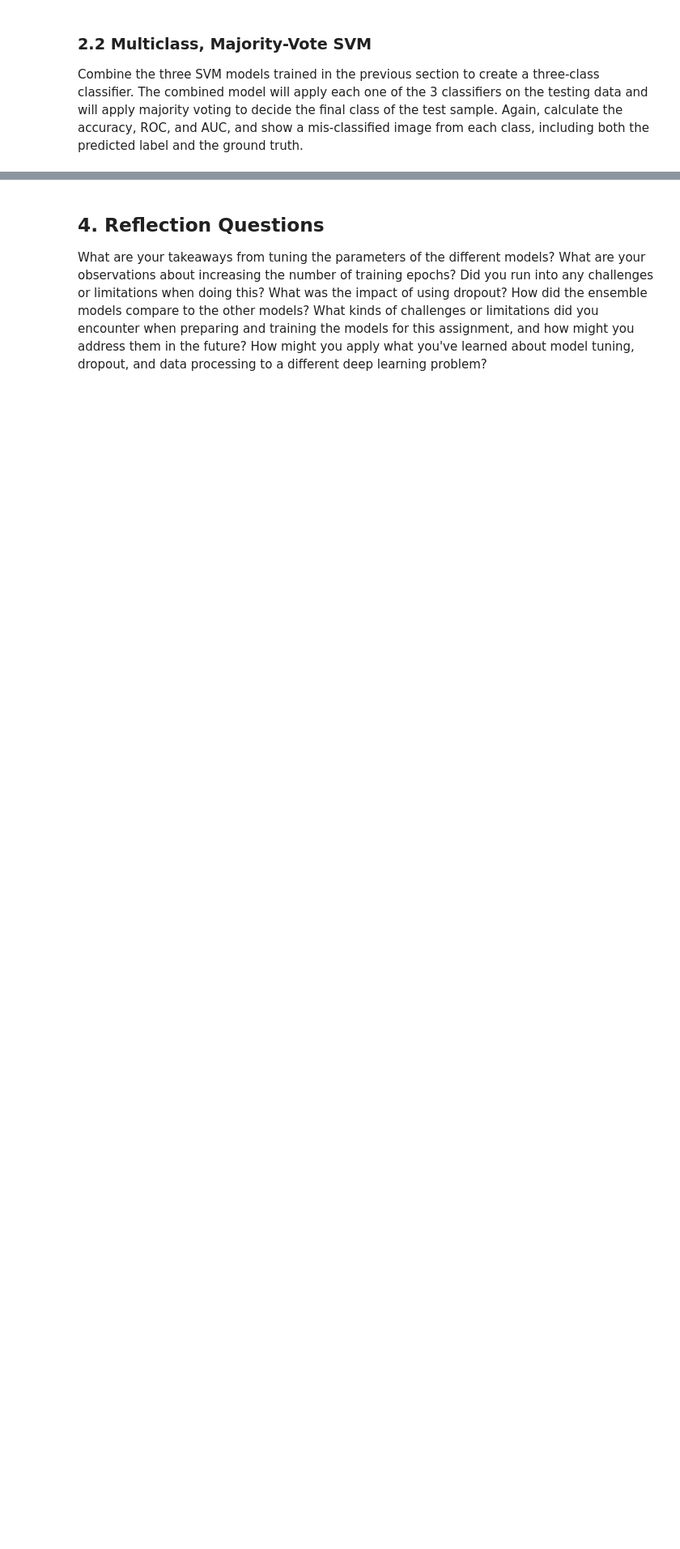
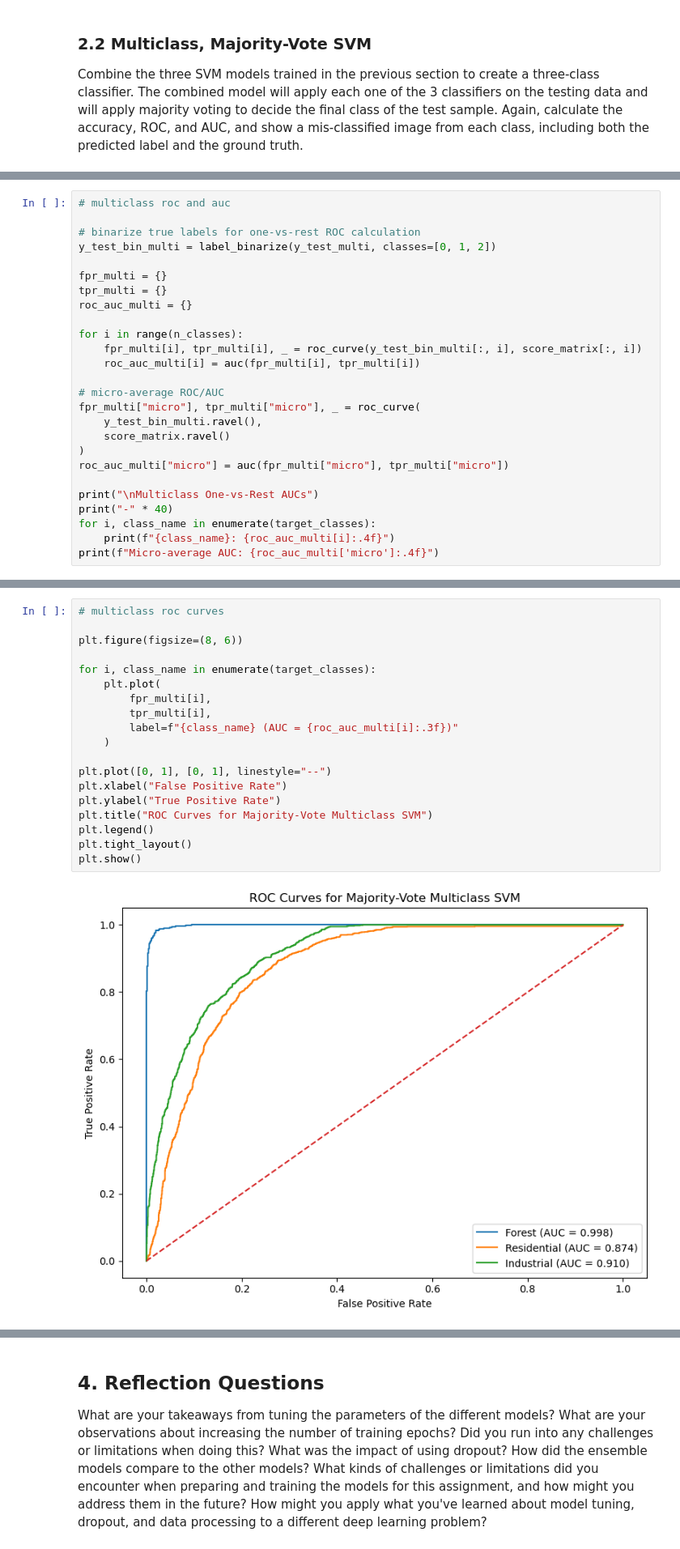
Before and after one commit to kakumanus/musa-650-spring2026, a Jupyter notebook: assignments/eurosat.ipynb, the cells around one changed output, grey strips where cells are left out. Shown at 81% size. Saved outputs shown, nothing was run; the diff lists cells and outputs as text; blank space fills up the shorter version.

Commit message:
Multi Class SVM added with reflection

```diff
--- a/assignments/eurosat.ipynb
+++ b/assignments/eurosat.ipynb
@@ -547,0 +611,26 @@ Combine the three SVM models trained in the previous section to create a three-c
+# %%
+# multiclass roc and auc
+
+# binarize true labels for one-vs-rest ROC calculation
+y_test_bin_multi = label_binarize(y_test_multi, classes=[0, 1, 2])
+
+fpr_multi = {}
+tpr_multi = {}
+roc_auc_multi = {}
+
+for i in range(n_classes):
+    fpr_multi[i], tpr_multi[i], _ = roc_curve(y_test_bin_multi[:, i], score_matrix[:, i])
+    roc_auc_multi[i] = auc(fpr_multi[i], tpr_multi[i])
+
+# micro-average ROC/AUC
+fpr_multi["micro"], tpr_multi["micro"], _ = roc_curve(
+    y_test_bin_multi.ravel(),
+    score_matrix.ravel()
+)
+roc_auc_multi["micro"] = auc(fpr_multi["micro"], tpr_multi["micro"])
+
+print("\nMulticlass One-vs-Rest AUCs")
+print("-" * 40)
+for i, class_name in enumerate(target_classes):
+    print(f"{class_name}: {roc_auc_multi[i]:.4f}")
+print(f"Micro-average AUC: {roc_auc_multi['micro']:.4f}")
@@ -547,0 +644,21 @@ Combine the three SVM models trained in the previous section to create a three-c
+# %%
+# multiclass roc curves
+
+plt.figure(figsize=(8, 6))
+
+for i, class_name in enumerate(target_classes):
+    plt.plot(
+        fpr_multi[i],
+        tpr_multi[i],
+        label=f"{class_name} (AUC = {roc_auc_multi[i]:.3f})"
+    )
+
+plt.plot([0, 1], [0, 1], linestyle="--")
+plt.xlabel("False Positive Rate")
+plt.ylabel("True Positive Rate")
+plt.title("ROC Curves for Majority-Vote Multiclass SVM")
+plt.legend()
+plt.tight_layout()
+plt.show()
+# %% [output]
+[figure, added]
```
Also changed, not shown: parts of 19 cells of this notebook.
